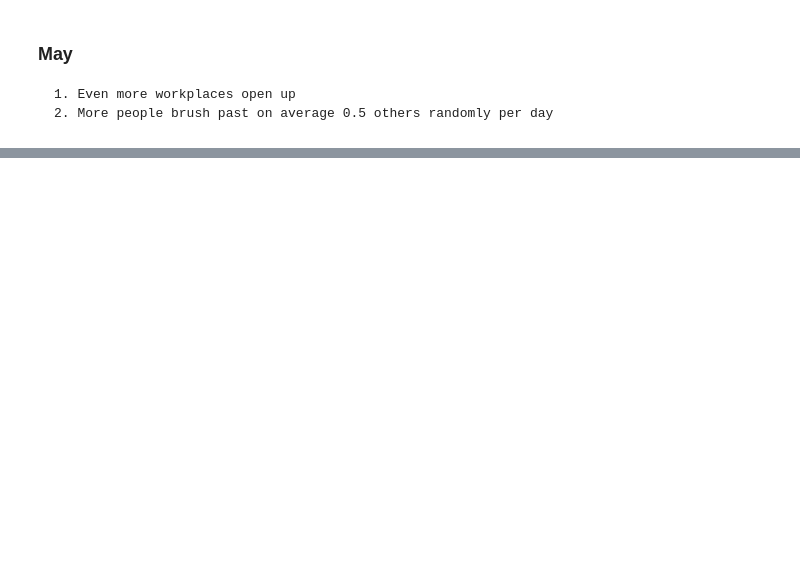
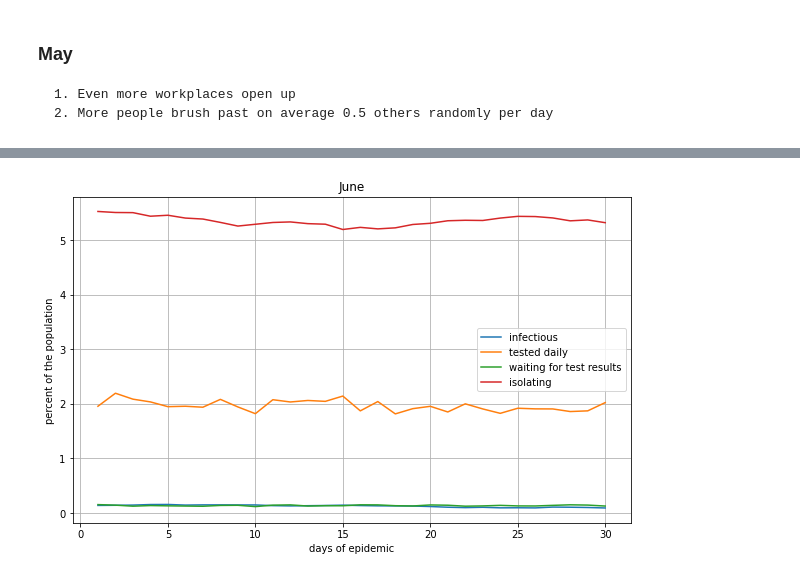
Before and after one commit to jeremy-large/CODiT, a Jupyter notebook: share/codit/notebooks/surge_vaccinations.ipynb, the cells around one changed output, grey strips where cells are left out. Drawn from its saved outputs; the diff is of its cells as text; code cells hidden in the pictures; blank space fills up the shorter version.

```diff
--- a/share/codit/notebooks/surge_vaccinations.ipynb
+++ b/share/codit/notebooks/surge_vaccinations.ipynb
@@ -275,0 +275,8 @@ r.map_incidence(r.indian_variant, title='end May, indian variant', end_date=True
+# %%
+LOCKDOWN_CFG = dict(classrooms=0.0, workplaces=0.33, ephemeral_contact=0.5)
+pop.clear_memory()
+pop.set_structure(lat_flow_soc, lockdown_config=LOCKDOWN_CFG)
+
+for i, p in enumerate(pop.people):
+    if (45 >= p.age > 35) and i % 20: # we vaccinate 19 in every 20 people
+        p.vaccinate_with("AstraZeneca")
@@ -275,0 +289,6 @@ r.map_incidence(r.indian_variant, title='end May, indian variant', end_date=True
+# %%
+o_June = Outbreak(lat_flow_soc, n_days=DAYS_MONTH, population=pop, reset_population=False)
+o_June.recorder.add_component(WardComponent(o_May))
+o_June.simulate()
+o_June.recorder.plot(title="June")
+# %% [output]
@@ -275,0 +299 @@ r.map_incidence(r.indian_variant, title='end May, indian variant', end_date=True
+[figure, added]
```
Also changed, not shown: parts of 24 cells of this notebook.
